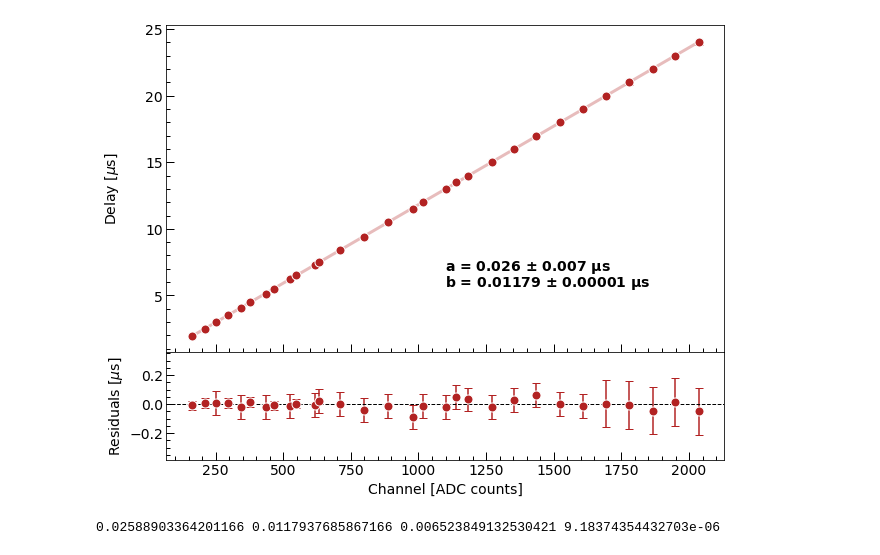
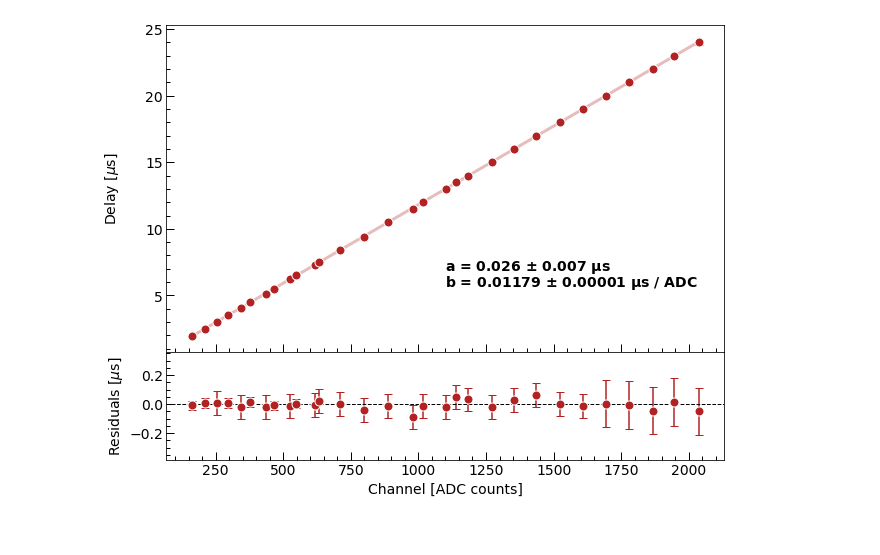
Before and after one commit to trRiccardo/MuonLifetime, a Jupyter notebook: tac_calibration/analysis.ipynb, the cells around one changed output. Cells and saved outputs as stored; diff of their text form; code cells hidden in the pictures.

```diff
--- a/tac_calibration/analysis.ipynb
+++ b/tac_calibration/analysis.ipynb
@@ -47,39 +47,35 @@ rel_err = 100 * (res / y_th)
 domain = np.linspace(min(x), max(x), 50)
 
 ax1.plot(domain, linfit(domain, *pms), color='firebrick', ls='-', alpha=0.3, lw=3)
-ax1.errorbar(x, y, yerr=erry, marker='o', mec='white', markersize=9,
+ax1.errorbar(x, y, yerr=erry,xerr=errx, marker='o', mec='white', markersize=9,
                 color='firebrick', linestyle='none', capsize=4)
 
-ax2.errorbar(x, res, yerr=erry, marker='o', mec='white', markersize=9,
+ax2.errorbar(x, res, yerr=erry, xerr=errx,marker='o', mec='white', markersize=9,
                 color='firebrick', linestyle='none', capsize=4)
 ax2.axhline(color = 'black', linewidth = 1, linestyle = '--')
 
 # ticks
 set_ticks(ax1, 250, 5)
 set_ticks(ax2, 250, 0.2)
 
 ax2.set_ylim(np.min(res) - 0.3, np.max(res) + 0.3)
 
 # labels
 ax2.set_xlabel('Channel [ADC counts]', fontsize=14)
 
 ax1.set_ylabel('Delay [$\mu$s]', fontsize=14, labelpad=24)
 ax2.set_ylabel('Residuals [$\mu$s]', fontsize=14)
 
 a, b, err_a, err_b = pms[0], pms[1], np.sqrt(cov[0,0]), np.sqrt(cov[1,1])
 
 # legend
 ax1.text(0.5,0.25, 'a = %1.3f $\\mathbf{\\pm}$ %1.3f $\\mathbf{\\mu}$s ' % (a,err_a),
         fontweight = 'bold',fontsize = 14,  transform=ax1.transAxes)
-ax1.text(0.5,0.2, 'b = %1.5f $\\mathbf{\\pm}$ %1.5f $\\mathbf{\\mu}$s ' % (b,err_b),
+ax1.text(0.5,0.2, 'b = %1.5f $\\mathbf{\\pm}$ %1.5f $\\mathbf{\\mu}$s / ADC ' % (b,err_b),
         fontweight = 'bold',fontsize = 14,  transform=ax1.transAxes)
 
 fig.subplots_adjust(hspace=0)
-#fig.savefig('tac_calibration.pdf', dpi = 200)
+fig.savefig('tac_calibration.pdf', dpi = 200)
 plt.show()
 # %% [output]
-[figure, old version]
+[figure, new version]
-# %%
-print(a, b, err_a, err_b)
-# %% [output]
-0.02588903364201166 0.0117937685867166 0.006523849132530421 9.18374354432703e-06
```
Also changed, not shown: 4 other files.
